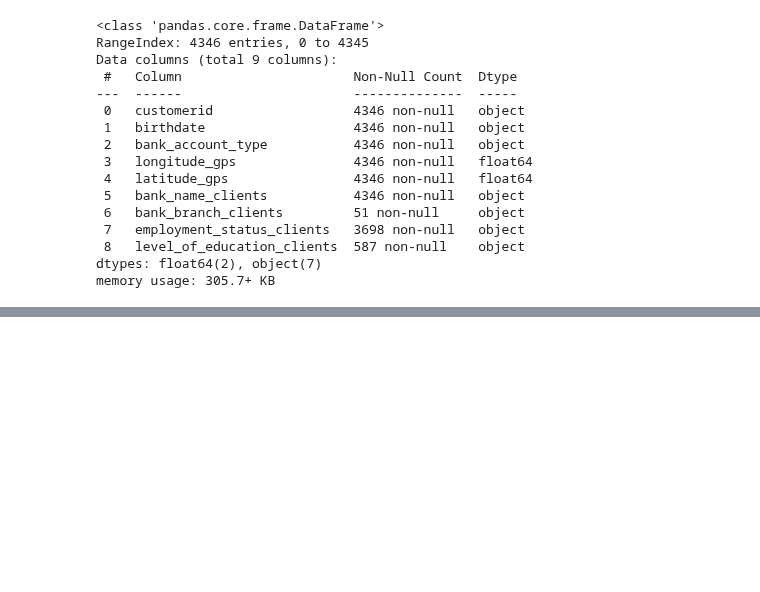
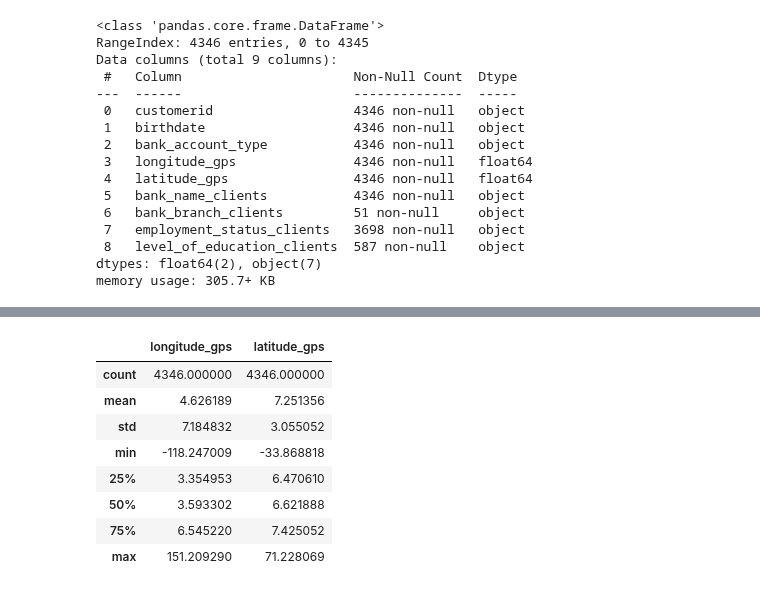
Before and after one commit to KWERA/Eulers_Loan_Prediction, a Jupyter notebook: LOAN_FRAUD_DETECTION.ipynb, the cells around one changed output, grey strips where cells are left out. Saved outputs shown, nothing was run; the diff lists cells and outputs as text; code cells hidden in the pictures; blank space fills up the shorter version.

```diff
--- a/LOAN_FRAUD_DETECTION.ipynb
+++ b/LOAN_FRAUD_DETECTION.ipynb
@@ -44,0 +35,12 @@ df1.tail(3)
+# %%
+df1.describe()
+# %% [output]
+|  | longitude_gps | latitude_gps |
+| count | 4346.000000 | 4346.000000 |
+| mean | 4.626189 | 7.251356 |
+| std | 7.184832 | 3.055052 |
+| min | -118.247009 | -33.868818 |
+| 25% | 3.354953 | 6.470610 |
+| 50% | 3.593302 | 6.621888 |
+| 75% | 6.545220 | 7.425052 |
+| max | 151.209290 | 71.228069 |
```
Also changed, not shown: parts of 4 cells of this notebook.
